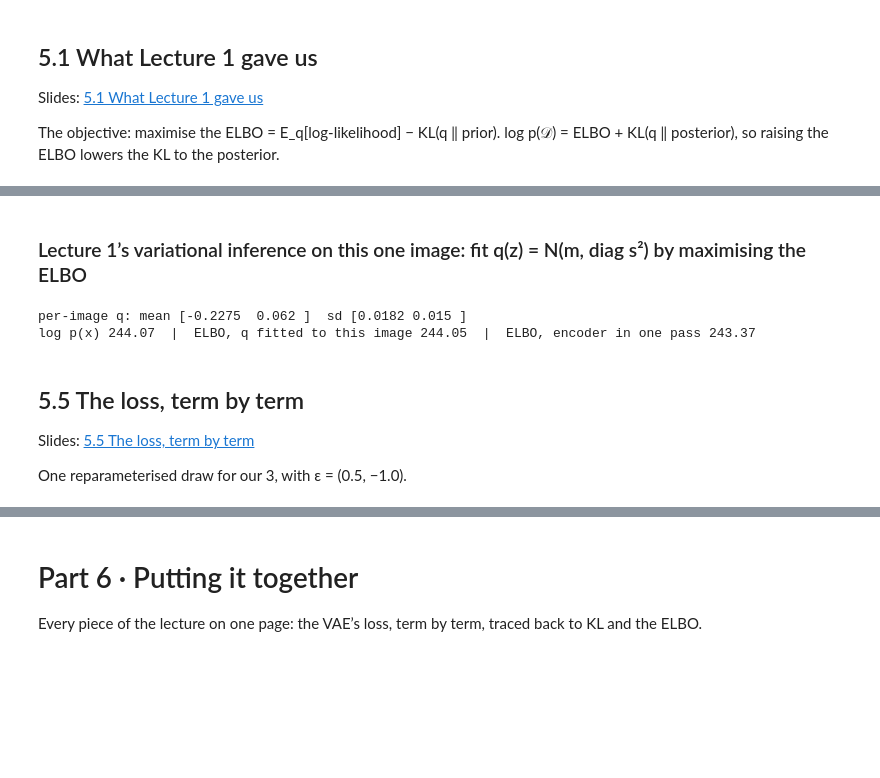
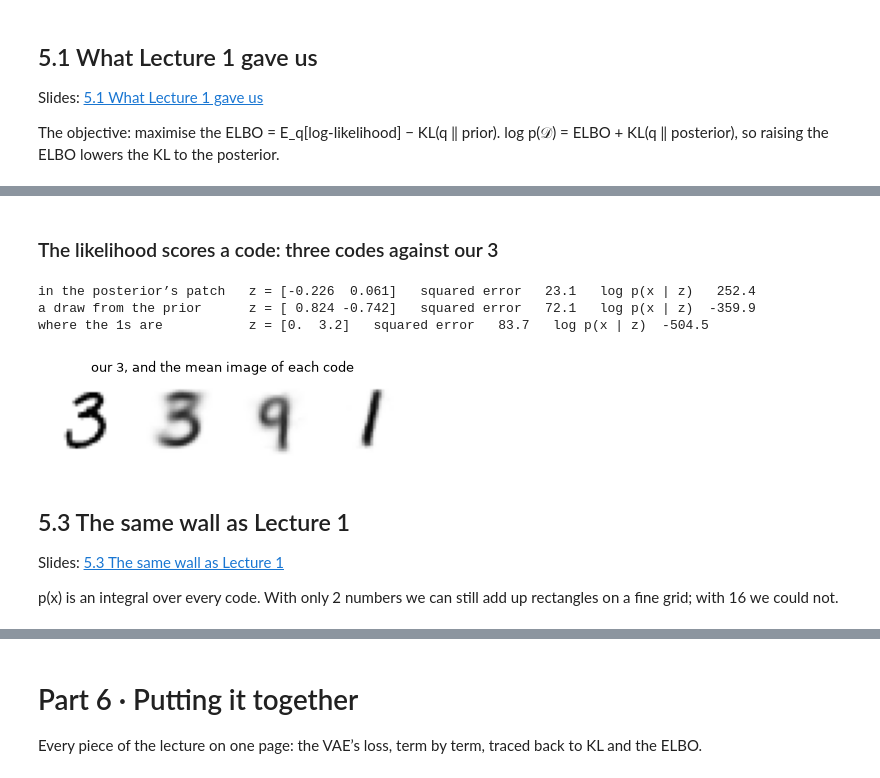
Before and after one commit to nipunbatra/generative, a Jupyter notebook: lectures/lecture5/lecture5-autoencoders-vae.ipynb, the cells around one changed output, grey strips where cells are left out. Saved outputs shown, nothing was run; the diff lists cells and outputs as text; code cells hidden in the pictures; blank space fills up the shorter version.

```diff
--- a/lectures/lecture5/lecture5-autoencoders-vae.ipynb
+++ b/lectures/lecture5/lecture5-autoencoders-vae.ipynb
@@ -438,27 +443,20 @@ log p(x) 244.07  |  ELBO with the encoder’s q 243.37  |  gap = KL to the poste
 # %% [markdown]
-### Lecture 1’s variational inference on this one image: fit q(z) = N(m, diag s²) by maximising the ELBO
+### The likelihood scores a code: three codes against our 3
 # %%
-torch.manual_seed(23)
-m_q = torch.zeros(2, requires_grad=True); log_s = torch.zeros(2, requires_grad=True)     # start at the prior N(0, I)
-opt = torch.optim.Adam([m_q, log_s], lr=0.05)
-sched = torch.optim.lr_scheduler.LambdaLR(opt, lambda t: 1.0 if t < 800 else 0.2)
-x3f = x3.float()
-for step in range(1200):
-    zq = m_q + log_s.exp() * torch.randn(64, 2)                                  # tool 1: reparameterised draws
-    log_lik_q = -((vae2.decoder(zq) - x3f) ** 2).sum(1) / (2 * SIGMA ** 2) - const
-    kl_q = 0.5 * (m_q ** 2 + (2 * log_s).exp() - 2 * log_s - 1).sum()                # tool 2: the KL by formula
-    loss = -(log_lik_q.mean() - kl_q)                                             # minus the ELBO
-    opt.zero_grad(); loss.backward(); opt.step(); sched.step()
-m_vi, s_vi = m_q.detach().double(), log_s.detach().double().exp()
-print('per-image q: mean', m_vi.numpy().round(4), ' sd', s_vi.numpy().round(4))
-print(f'log p(x) {log_px:.2f}  |  ELBO, q fitted to this image {elbo(vae2, x3, m_vi, s_vi):.2f}  |  ELBO, encoder in one pass {e3:.2f}')
+codes3 = torch.tensor([[-0.2261, 0.0608], [0.824, -0.742], [0.0, 3.2]], dtype=F64)   # in the posterior's patch, a prior draw, the 1s
+with torch.no_grad(): means3 = vae2.decoder(codes3.float()).double()
+for name, z_, m_, ll in zip(('in the posterior’s patch', 'a draw from the prior', 'where the 1s are'), codes3, means3, log_lik(vae2, x3, codes3)):
+    print(f'{name:26s} z = {z_.numpy().round(3)}   squared error {float(((m_ - x3) ** 2).sum()):6.1f}   log p(x | z) {float(ll):7.1f}')
+show_digits(torch.cat([x3[None], means3]), ncol=4, size=1.3, title='our 3, and the mean image of each code')
 # %% [output]
-per-image q: mean [-0.2275  0.062 ]  sd [0.0182 0.015 ]
-log p(x) 244.07  |  ELBO, q fitted to this image 244.05  |  ELBO, encoder in one pass 243.37
+in the posterior’s patch   z = [-0.226  0.061]   squared error   23.1   log p(x | z)   252.4
+a draw from the prior      z = [ 0.824 -0.742]   squared error   72.1   log p(x | z)  -359.9
+where the 1s are           z = [0.  3.2]   squared error   83.7   log p(x | z)  -504.5
+[figure, added]
-# %% [markdown]
-## 5.5 The loss, term by term
-
-Slides: [5.5 The loss, term by term](https://nipunbatra.github.io/generative/lectures/lecture5/#vae-loss/1)
-
-One reparameterised draw for our 3, with ε = (0.5, −1.0).
+# %% [markdown]
+## 5.3 The same wall as Lecture 1
+
+Slides: [5.3 The same wall as Lecture 1](https://nipunbatra.github.io/generative/lectures/lecture5/#vae-wall/1)
+
+p(x) is an integral over every code. With only 2 numbers we can still add up rectangles on a fine grid; with 16 we could not.
 # %%
```
Also changed, not shown: parts of 45 cells of this notebook, 16 other files.
